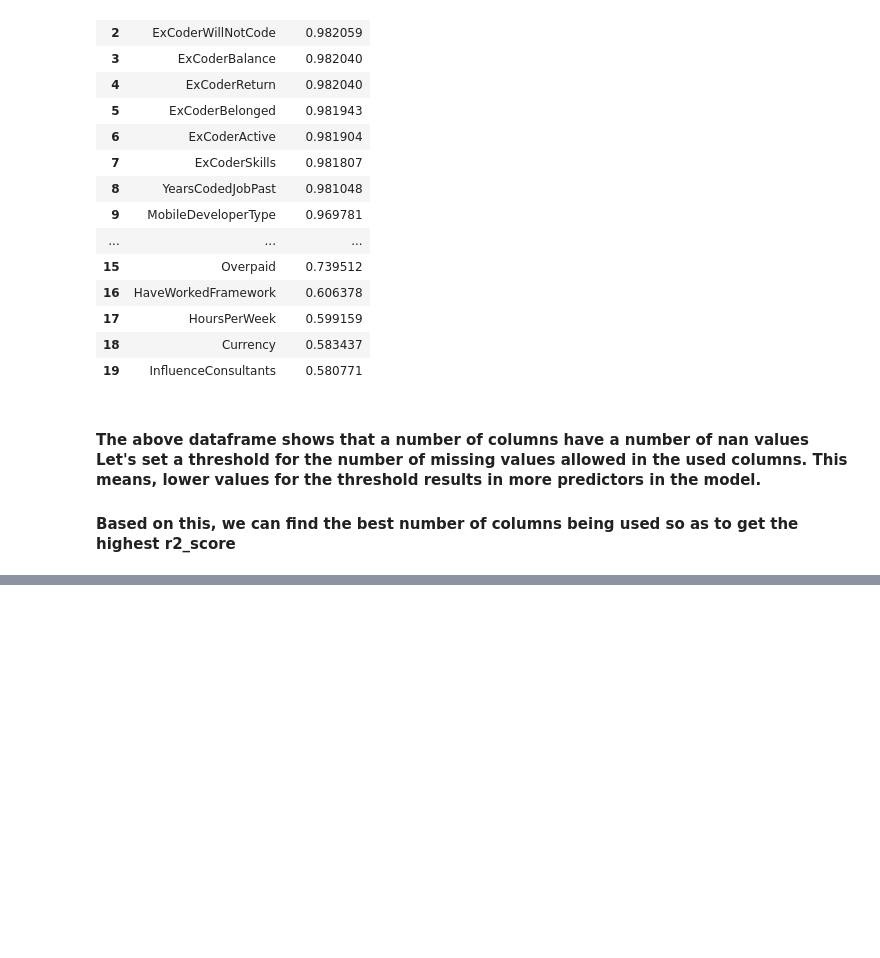
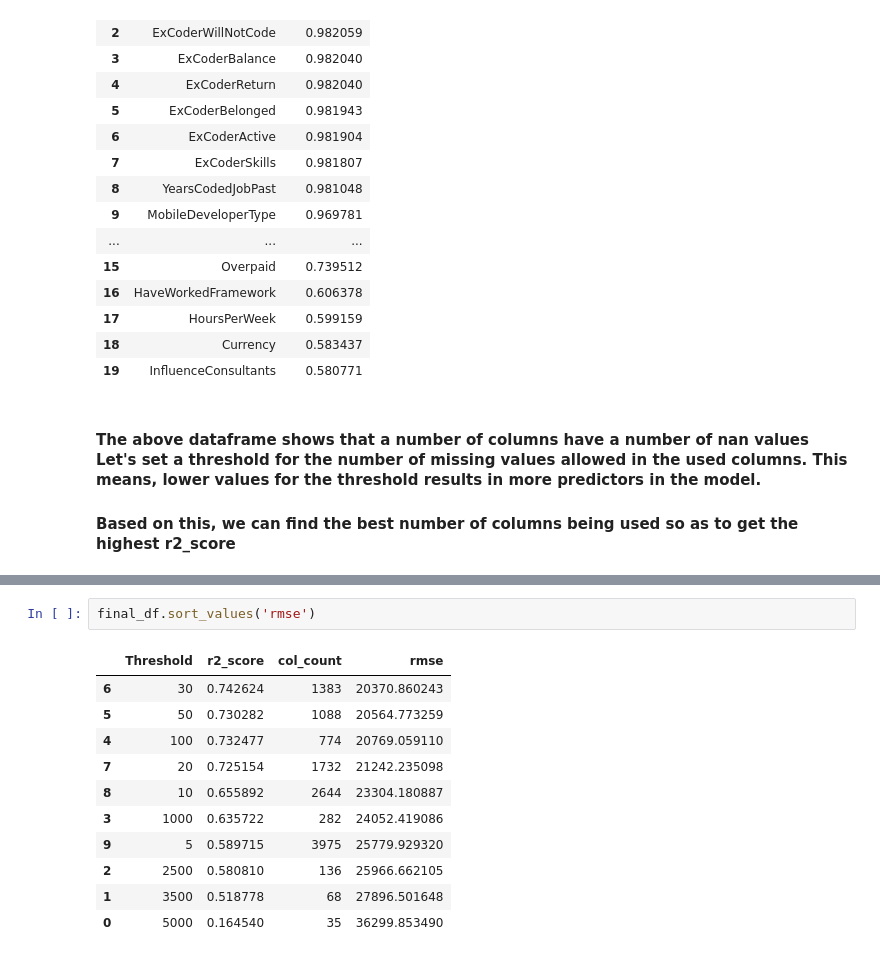
Before and after one commit to pgoel05/stackoverflow, a Jupyter notebook: Salary_Prediction.ipynb, the cells around one changed output, grey strips where cells are left out. Saved outputs shown, nothing was run; the diff lists cells and outputs as text; blank space fills up the shorter version.

```diff
--- a/Salary_Prediction.ipynb
+++ b/Salary_Prediction.ipynb
@@ -243,0 +271,14 @@ final_df.sort_values('r2_score',ascending=False)
+# %%
+final_df.sort_values('rmse')
+# %% [output]
+|  | Threshold | r2_score | col_count | rmse |
+| 6 | 30 | 0.742624 | 1383 | 20370.860243 |
+| 5 | 50 | 0.730282 | 1088 | 20564.773259 |
+| 4 | 100 | 0.732477 | 774 | 20769.059110 |
+| 7 | 20 | 0.725154 | 1732 | 21242.235098 |
+| 8 | 10 | 0.655892 | 2644 | 23304.180887 |
+| 3 | 1000 | 0.635722 | 282 | 24052.419086 |
+| 9 | 5 | 0.589715 | 3975 | 25779.929320 |
+| 2 | 2500 | 0.580810 | 136 | 25966.662105 |
+| 1 | 3500 | 0.518778 | 68 | 27896.501648 |
+| 0 | 5000 | 0.164540 | 35 | 36299.853490 |
```
Also changed, not shown: parts of 17 cells of this notebook.
